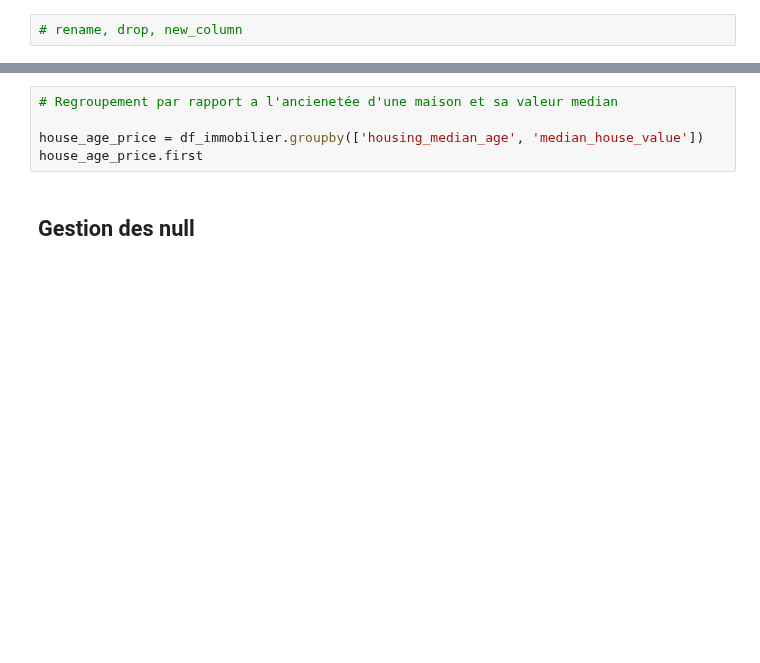
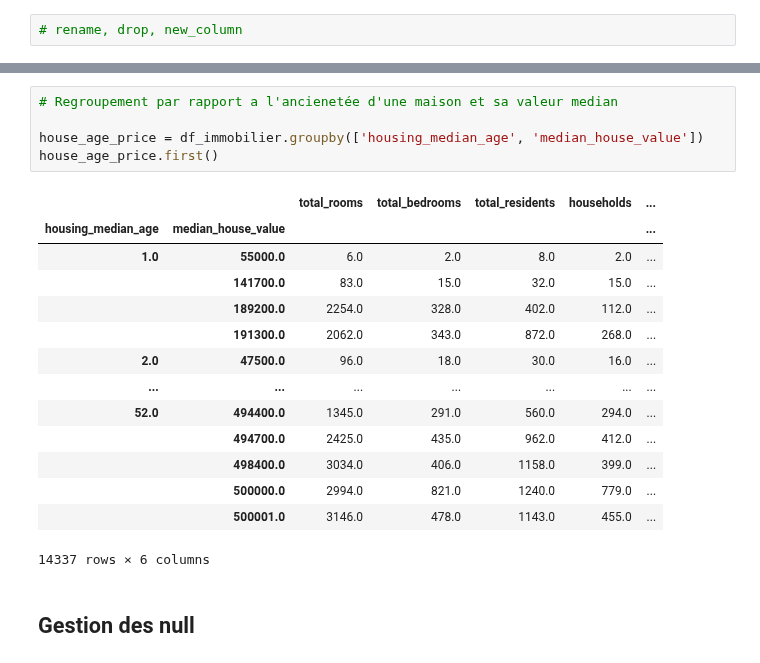
Before and after one commit to GuldenerCamille/immobilier_sillicon_valley, a Jupyter notebook: notebooks/notebook_EDA.ipynb, the cells around one changed output, grey strips where cells are left out. Cells and saved outputs as stored; diff of their text form; blank space fills up the shorter version.

```diff
--- a/notebooks/notebook_EDA.ipynb
+++ b/notebooks/notebook_EDA.ipynb
@@ -170,8 +189,23 @@ df_immobilier.rename(columns = {'population':'total_resident'}, inplace = True)
 # %%
 # Regroupement par rapport a l'ancienetée d'une maison et sa valeur median
 
 house_age_price = df_immobilier.groupby(['housing_median_age', 'median_house_value'])
-house_age_price.first
+house_age_price.first()
+# %% [output]
+|  |  | total_rooms | total_bedrooms | total_residents | households | ... |
+| housing_median_age | median_house_value |  |  |  |  | ... |
+| 1.0 | 55000.0 | 6.0 | 2.0 | 8.0 | 2.0 | ... |
+|  | 141700.0 | 83.0 | 15.0 | 32.0 | 15.0 | ... |
+|  | 189200.0 | 2254.0 | 328.0 | 402.0 | 112.0 | ... |
+|  | 191300.0 | 2062.0 | 343.0 | 872.0 | 268.0 | ... |
+| 2.0 | 47500.0 | 96.0 | 18.0 | 30.0 | 16.0 | ... |
+| ... | ... | ... | ... | ... | ... | ... |
+| 52.0 | 494400.0 | 1345.0 | 291.0 | 560.0 | 294.0 | ... |
+|  | 494700.0 | 2425.0 | 435.0 | 962.0 | 412.0 | ... |
+|  | 498400.0 | 3034.0 | 406.0 | 1158.0 | 399.0 | ... |
+|  | 500000.0 | 2994.0 | 821.0 | 1240.0 | 779.0 | ... |
+|  | 500001.0 | 3146.0 | 478.0 | 1143.0 | 455.0 | ... |
+14337 rows × 6 columns
 # %% [markdown]
 ## Gestion des null <a class="anchor" id="null"></a>
 # %% [markdown]
```
Also changed, not shown: parts of 3 cells of this notebook.
